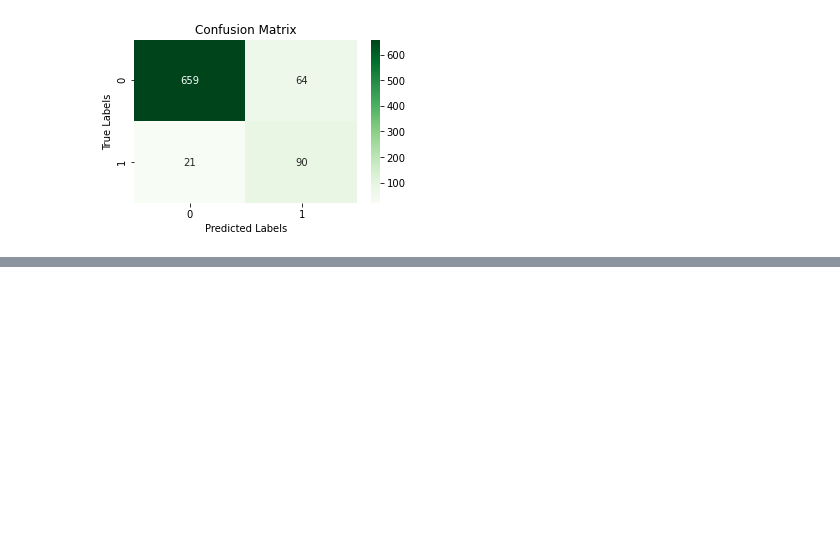
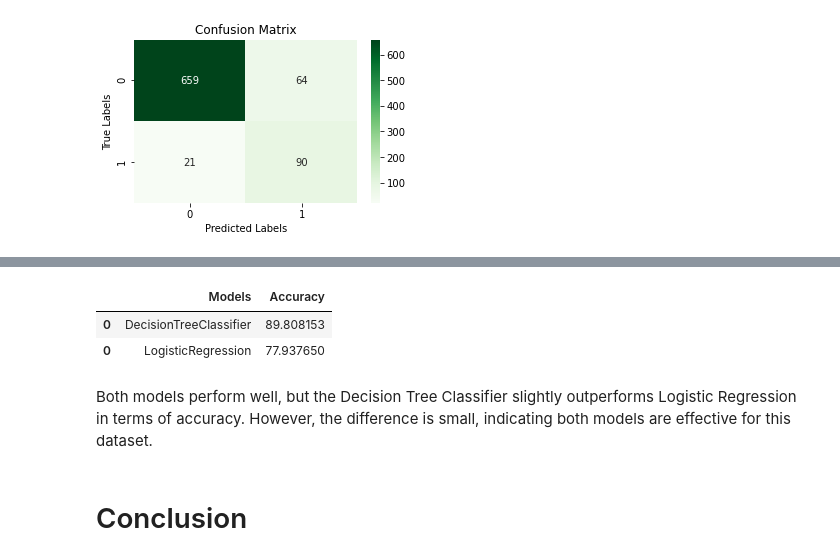
Before and after one commit to nyange21/TelecomChurnPredict-phase3, a Jupyter notebook: model.ipynb, the cells around one changed output, grey strips where cells are left out. Cells and saved outputs as stored; diff of their text form; code cells hidden in the pictures; blank space fills up the shorter version.

```diff
--- a/model.ipynb
+++ b/model.ipynb
@@ -513,0 +621,10 @@ The model exhibits strong accuracy and recall, indicating it is effective at ide
+# %%
+results.sort_values(by="Accuracy",ascending=False)
+# %% [output]
+|  | Models | Accuracy |
+| 0 | DecisionTreeClassifier | 89.808153 |
+| 0 | LogisticRegression | 77.937650 |
+# %% [markdown]
+Both models perform well, but the Decision Tree Classifier slightly outperforms Logistic Regression in terms of accuracy. However, the difference is small, indicating both models are effective for this dataset.
+# %% [markdown]
+# Conclusion
```
Also changed, not shown: parts of 16 cells of this notebook.
